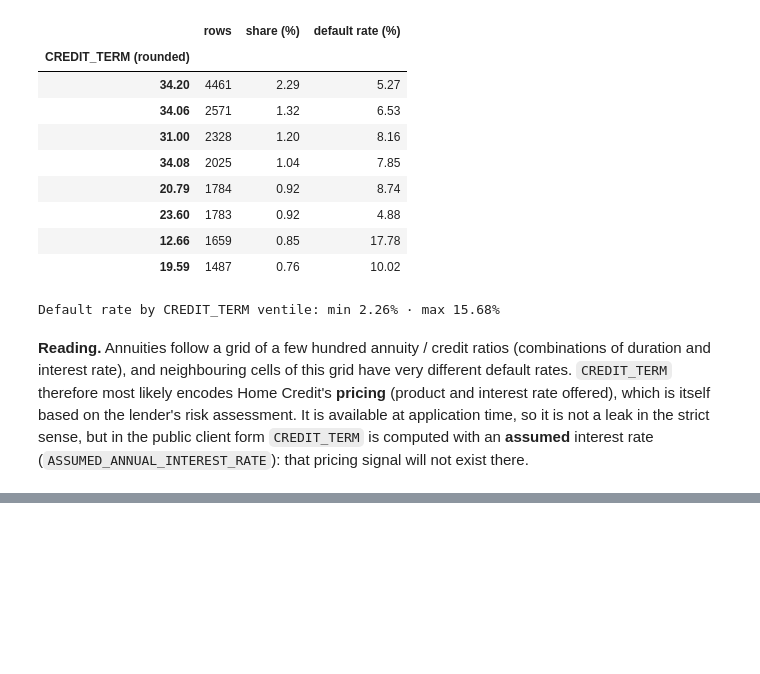
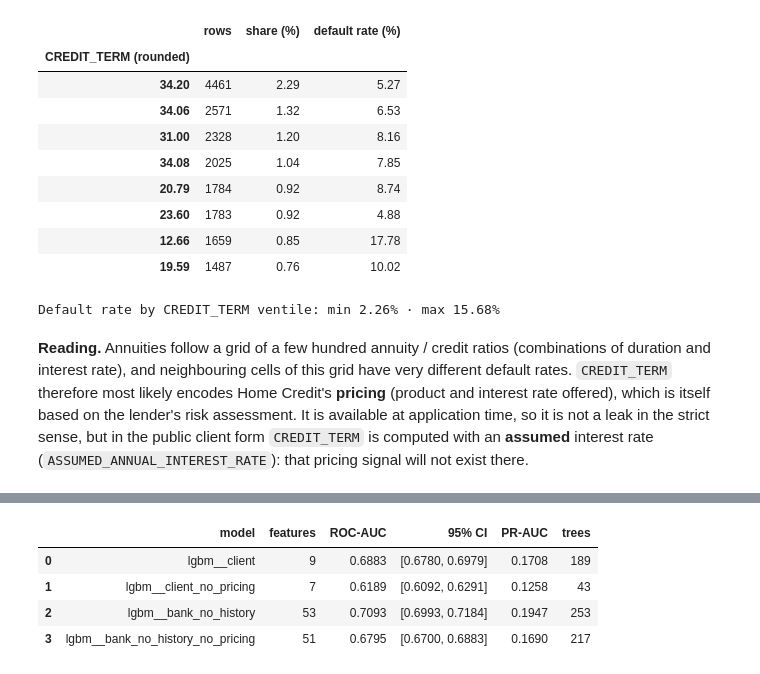
Before and after one commit to racha-cbn/Noria, a Jupyter notebook: notebooks/03_baseline_models.ipynb, the cells around one changed output, grey strips where cells are left out. Drawn from its saved outputs; the diff is of its cells as text; code cells hidden in the pictures; blank space fills up the shorter version.

```diff
--- a/notebooks/03_baseline_models.ipynb
+++ b/notebooks/03_baseline_models.ipynb
@@ -259,0 +302,17 @@ It is available at application time, so it is not a leak in the strict sense, bu
+# %%
+summary_e10_e11 = pd.DataFrame([
+    {"model": key, "features": len(results[key]["features"]),
+     "ROC-AUC": round(results[key]["metrics"]["roc_auc"], 4),
+     "95% CI": f"[{results[key]['metrics']['ci_low']:.4f}, {results[key]['metrics']['ci_high']:.4f}]",
+     "PR-AUC": round(results[key]["metrics"]["pr_auc"], 4),
+     "trees": results[key]["metrics"]["training"]["n_estimators"]}
+    for key in ["lgbm__client", "lgbm__client_no_pricing", "lgbm__bank_no_history", "lgbm__bank_no_history_no_pricing"]
+])
+display(summary_e10_e11)
+display(pd.DataFrame(run["sanity_e10_e11"]).set_index("model").round(4))
+# %% [output]
+|  | model | features | ROC-AUC | 95% CI | PR-AUC | trees |
+| 0 | lgbm__client | 9 | 0.6883 | [0.6780, 0.6979] | 0.1708 | 189 |
+| 1 | lgbm__client_no_pricing | 7 | 0.6189 | [0.6092, 0.6291] | 0.1258 | 43 |
+| 2 | lgbm__bank_no_history | 53 | 0.7093 | [0.6993, 0.7184] | 0.1947 | 253 |
+| 3 | lgbm__bank_no_history_no_pricing | 51 | 0.6795 | [0.6700, 0.6883] | 0.1690 | 217 |
```
Also changed, not shown: parts of 5 cells of this notebook, 9 other files.
